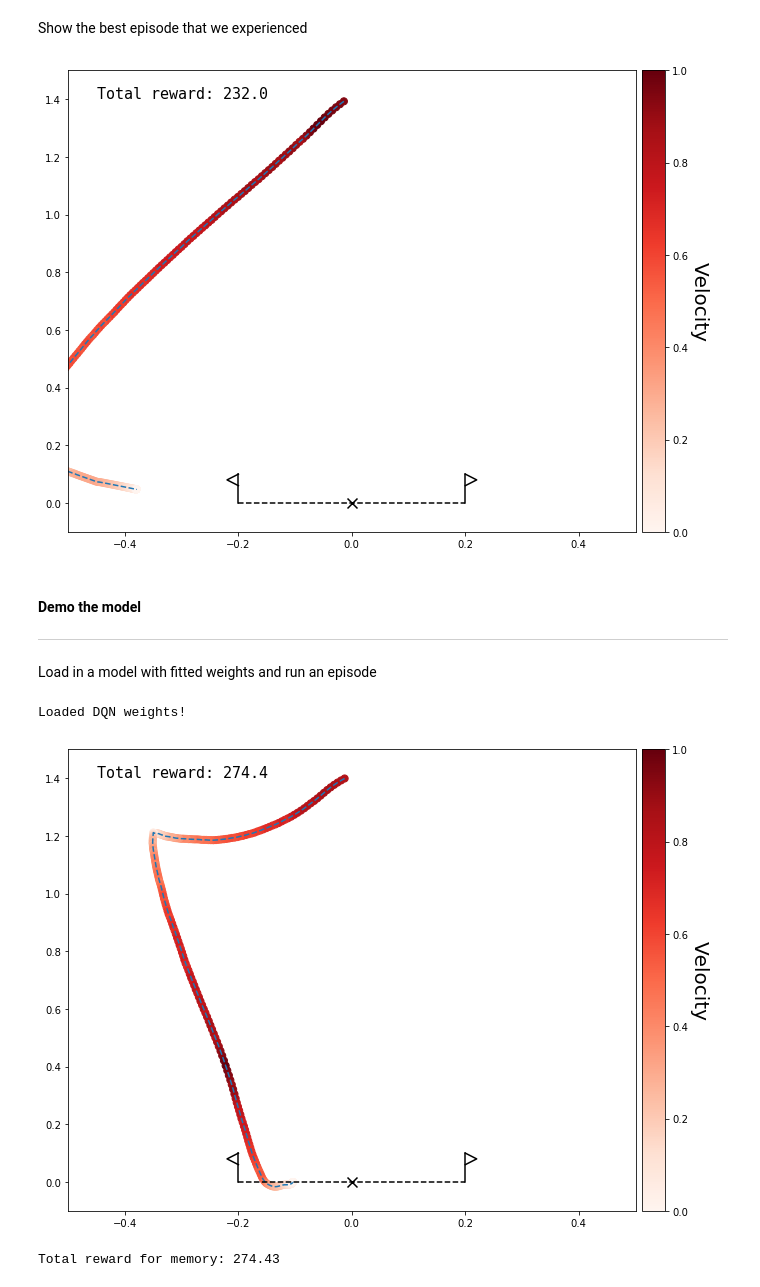
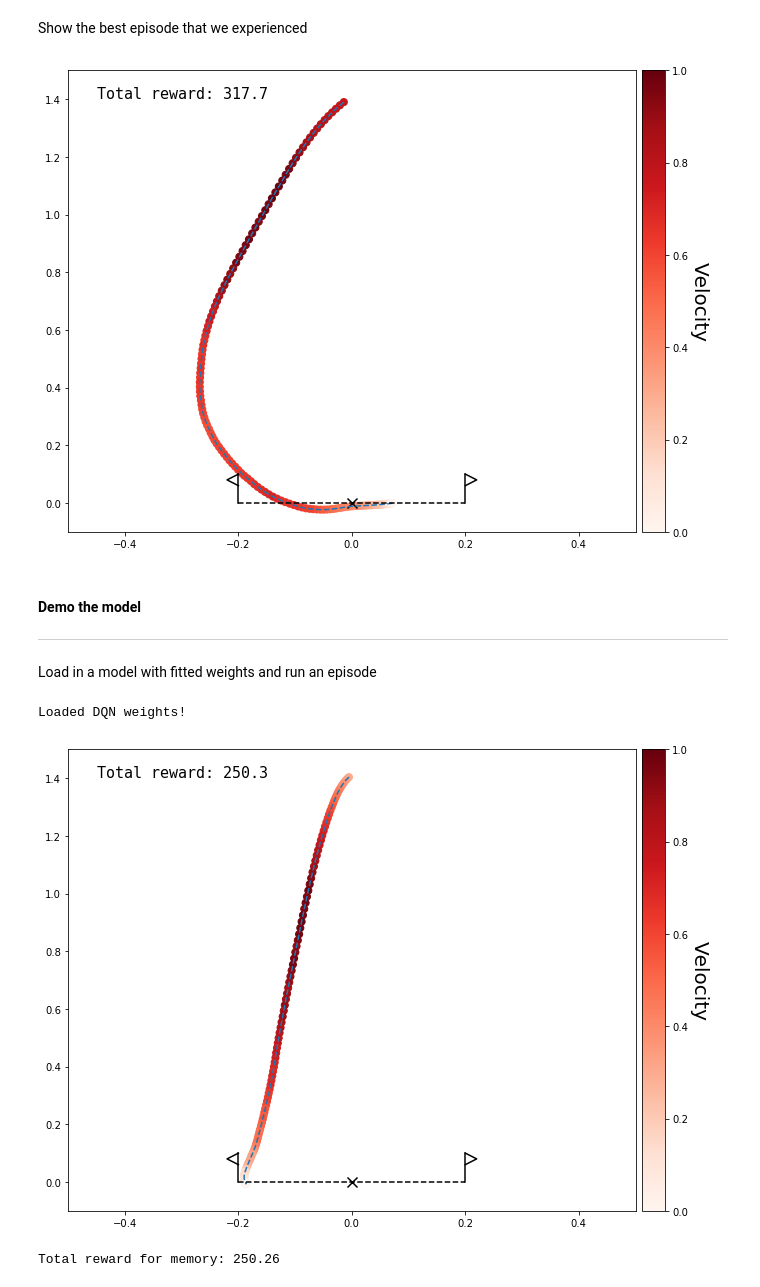
Before and after one commit to slyddon/open-ai-gym, a Jupyter notebook: notebooks/lunar_lander_dqn.ipynb, the cells around one changed output. Saved outputs shown, nothing was run; the diff lists cells and outputs as text; code cells hidden in the pictures.

```diff
--- a/notebooks/lunar_lander_dqn.ipynb
+++ b/notebooks/lunar_lander_dqn.ipynb
@@ -40,7 +40,7 @@ IPython 7.11.1
 ***
 # %%
 env_name = "LunarLander-v2"
-total_episodes = 500
+total_episodes = 3000
 max_time_steps = 512
 env_seed = None
 unique_run = None
@@ -197,7 +205,7 @@ Show the best episode that we experienced
 # %%
 best_memory.replay(False, True)
 # %% [output]
-[figure, old version]
+[figure, new version]
 # %% [markdown]
 #### Demo the model
 ***
@@ -205,33 +213,33 @@ Load in a model with fitted weights and run an episode
 # %%
 env = gym.make(env_name)
 action_bot = DQNActionBot(env)
-unique_run = "e9b7ce83-698a-46c5-8e1e-d83e7b3b13f7"
+unique_run = "9f29aaac-8273-40e2-a41e-d2754004123a"
 action_bot.load_dqn_weights(unique_run)
 action_bot.demo = True
 
 # set up episode run
 episode_memory = get_memory(env_name)
 if env_seed is not None:
     episode_memory.seed = env_seed
 env.seed(episode_memory.seed)
 obs = env.reset()
 done = False
 t = 0
 
 while not done and t <= max_time_steps:
     # get action
     action_bot.obs = obs
     action_bot.episode_n = 1
     action = action_bot.get_dq_action()
     # update action bot
     new_obs, reward, done, _ = env.step(action)
     episode_memory.update(action, reward)
     obs = new_obs
     t += 1
 
 episode_memory.replay(True, True)
 print(f"Total reward for memory: {episode_memory.total_reward:.2f}")
 # %% [output]
 Loaded DQN weights!
-[figure, old version]
+[figure, new version]
-Total reward for memory: 274.43
+Total reward for memory: 250.26
```
Also changed, not shown: parts of 3 cells of this notebook, 1 other file.
